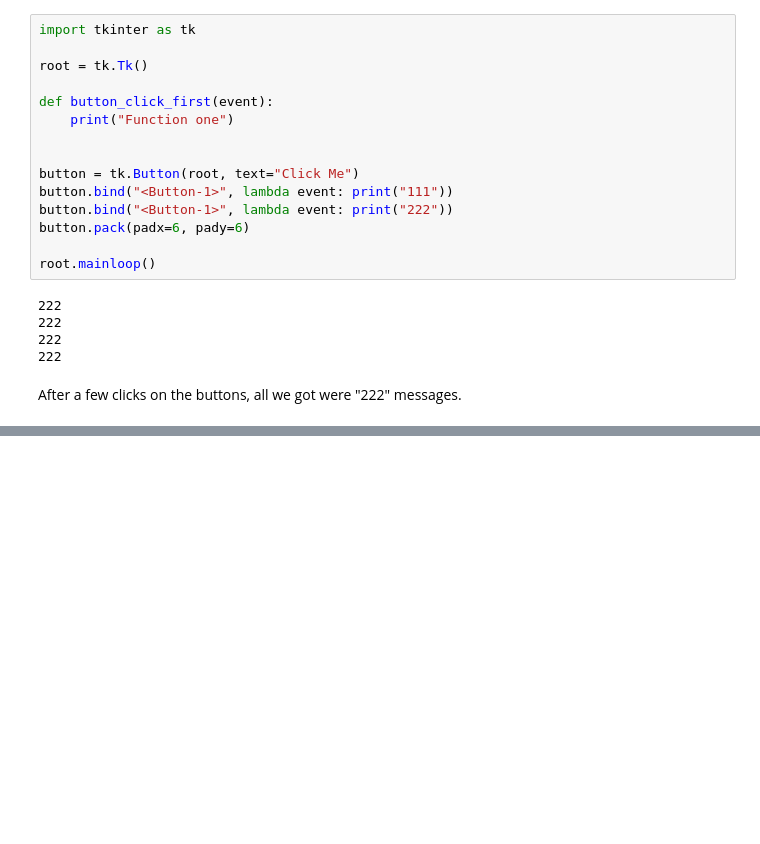
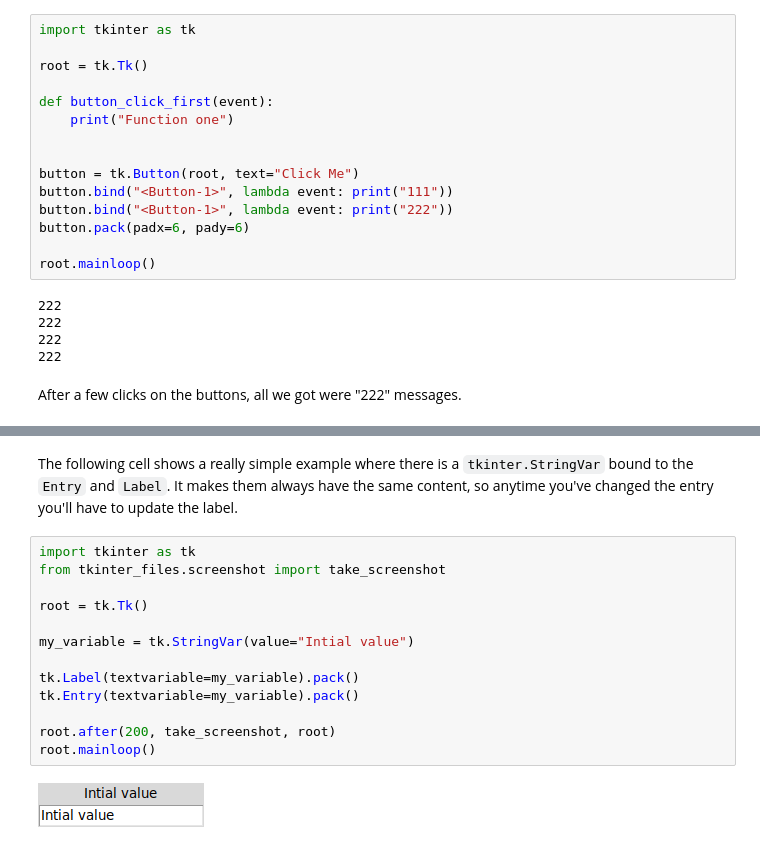
Before and after one commit to fedorkobak/knowledge, a Jupyter notebook: python/tkinter.ipynb, the cells around one changed output, grey strips where cells are left out. Drawn from its saved outputs; the diff is of its cells as text; blank space fills up the shorter version.

Commit message:
python/tkinter.ipynb   add variables

```diff
--- a/python/tkinter.ipynb
+++ b/python/tkinter.ipynb
@@ -275,0 +284,17 @@ After a few clicks on the buttons, all we got were "222" messages.
+# %% [markdown]
+The following cell shows a really simple example where there is a `tkinter.StringVar` bound to the `Entry` and `Label`. It makes them always have the same content, so anytime you've changed the entry you'll have to update the label.
+# %%
+import tkinter as tk
+from tkinter_files.screenshot import take_screenshot
+
+root = tk.Tk()
+
+my_variable = tk.StringVar(value="Intial value")
+
+tk.Label(textvariable=my_variable).pack()
+tk.Entry(textvariable=my_variable).pack()
+
+root.after(200, take_screenshot, root)
+root.mainloop()
+# %% [output]
+[figure, added]
```
Also changed, not shown: parts of 2 cells of this notebook.
